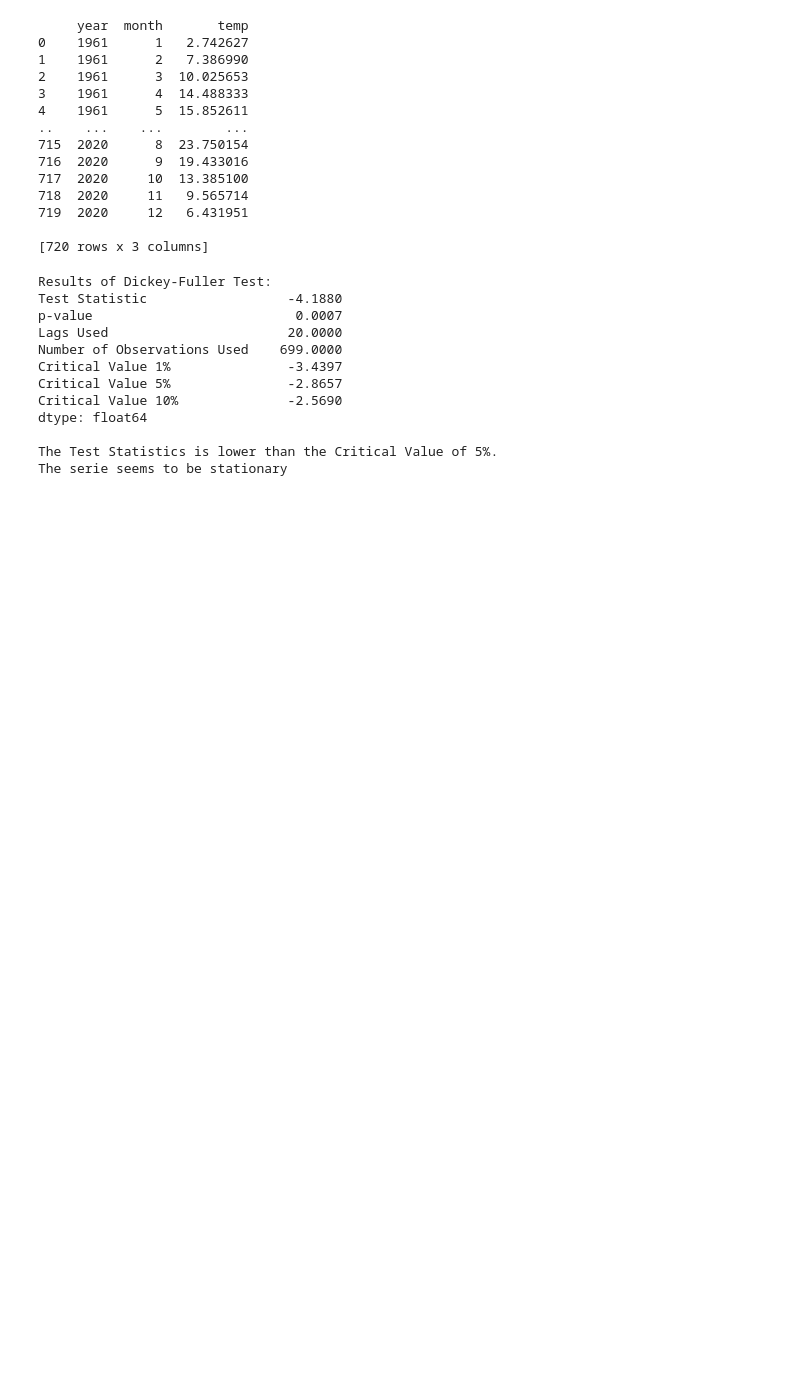
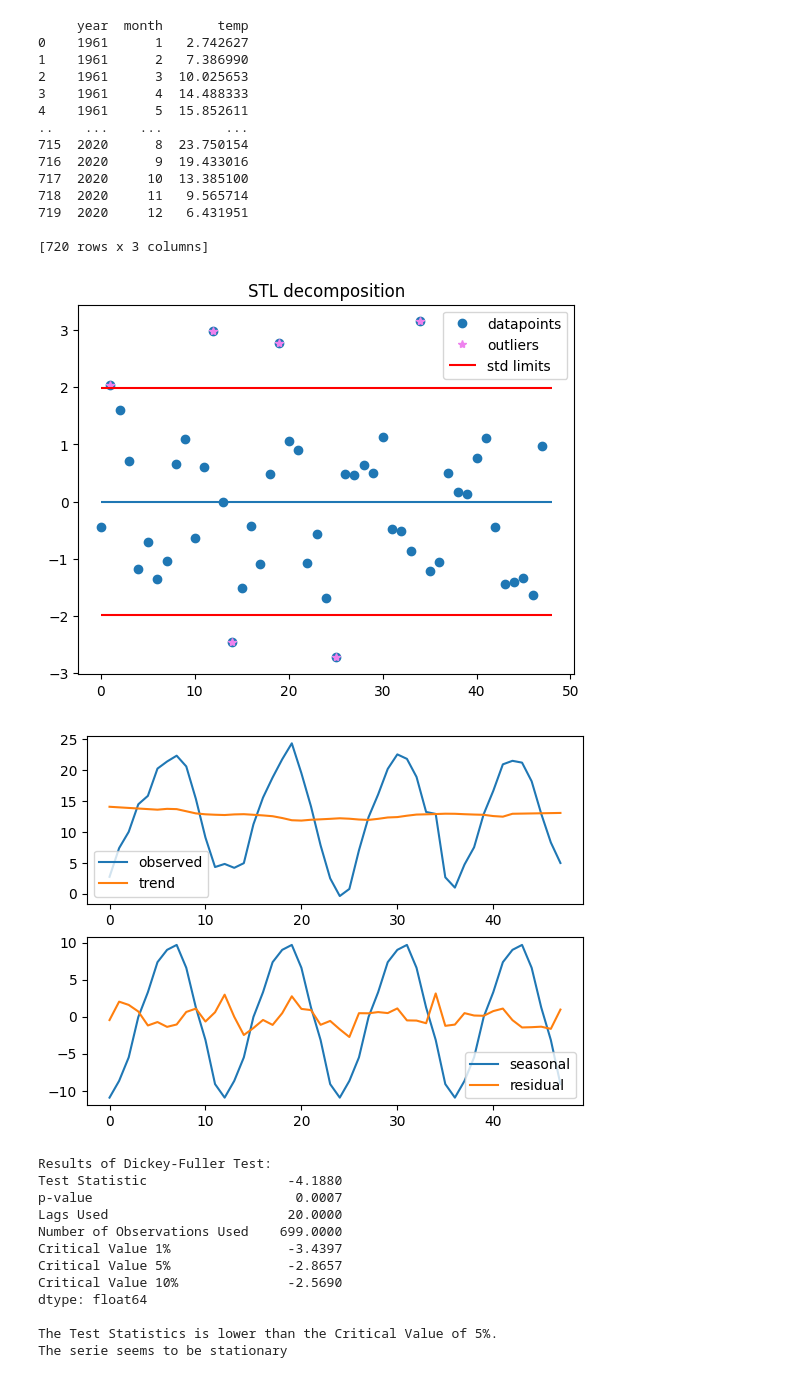
Before and after one commit to simonefontanella/op-anal, a Jupyter notebook: climate_change.ipynb, the cells around one changed output. Drawn from its saved outputs; the diff is of its cells as text; code cells hidden in the pictures; blank space fills up the shorter version.

```diff
--- a/climate_change.ipynb
+++ b/climate_change.ipynb
@@ -228,6 +231,40 @@ print(group_df)
 719  2020     12   6.431951
 
 [720 rows x 3 columns]
+# %%
+# search for outliers: STL decomposition
+# study the residuals and seasonality
+# seasonal_decompose with extrapolate_trend='freq' to avoid NaNs, a sort of data augmentation
+from statsmodels.tsa.seasonal import seasonal_decompose
+
+result = seasonal_decompose(group_df['temp'][:48], model='additive', period=12, extrapolate_trend='freq')
+observed = result.observed
+trend = result.trend
+seasonal = result.seasonal
+resid = result.resid
+std = resid.std()
+plt.plot(resid, "o", label="datapoints")
+outliers = pd.Series(resid)
+outliers = pd.concat([outliers[outliers < (-1.5 * std)], outliers[outliers > (1.5 * std)]])
+plt.plot(outliers, "*", color='violet', label="outliers")
+plt.hlines(0, 0, len(resid))
+plt.hlines(1.5 * std, 0, len(resid), color="red", label="std limits")
+plt.hlines(-1.5 * std, 0, len(resid), color="red")
+plt.title('STL decomposition')
+plt.legend()
+plt.show()
+plt.subplot(2, 1, 1)
+plt.plot(observed, label='observed')
+plt.plot(trend, label='trend')
+plt.legend()
+plt.subplot(2, 1, 2)
+plt.plot(seasonal, label='seasonal')
+plt.plot(resid, label='residual')
+plt.legend()
+plt.show()
+# %% [output]
+[figure, added]
+[figure, added]
 # %%
 from statsmodels.graphics.tsaplots import plot_acf
 from statsmodels.tsa.stattools import adfuller
```
Also changed, not shown: parts of 8 cells of this notebook, 2 other files.
